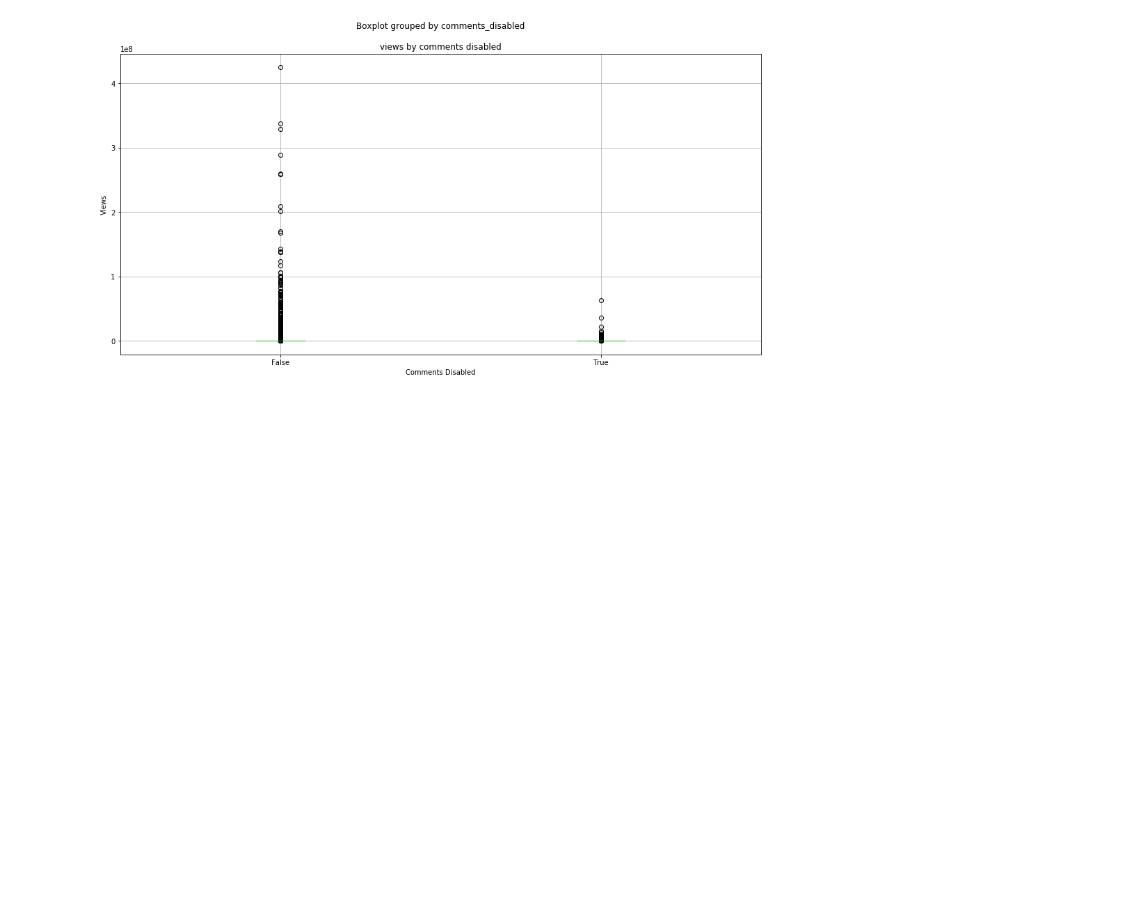
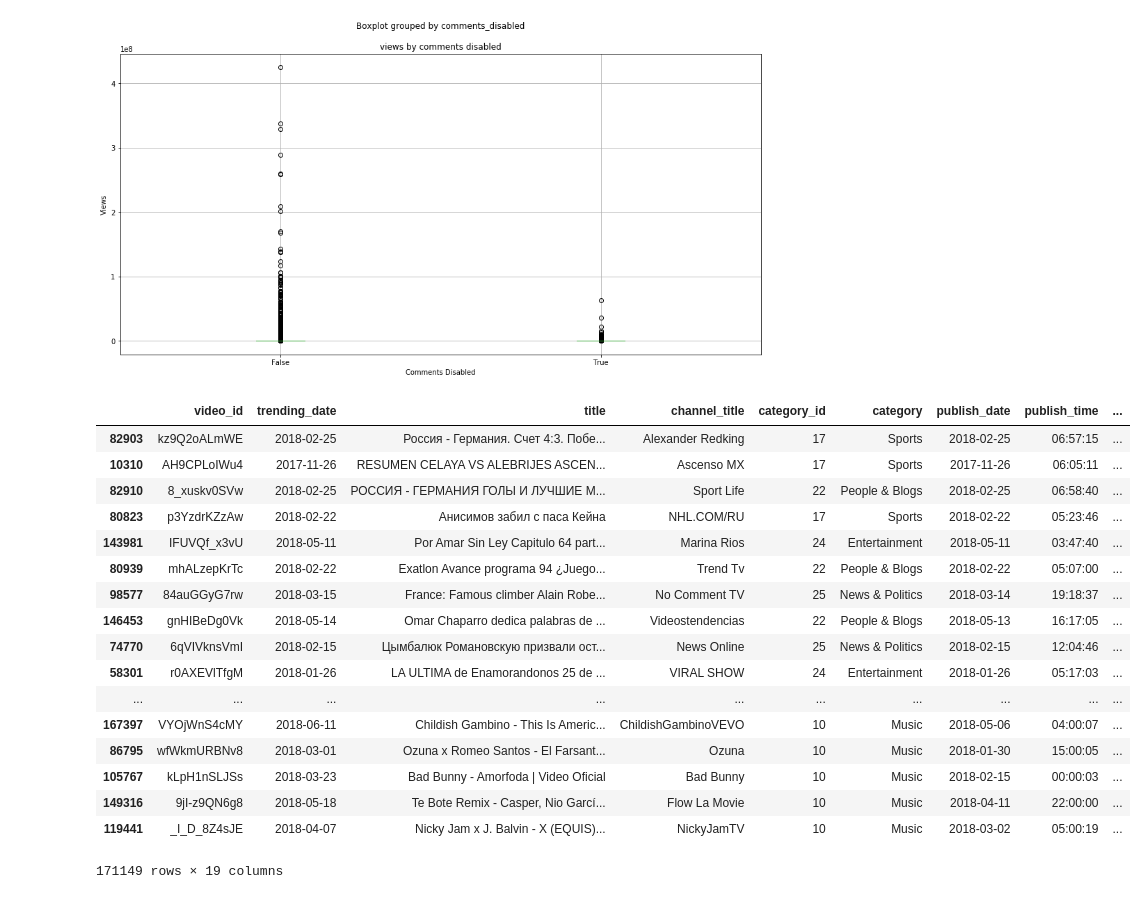
Before and after one commit to VadimAcosta/youtube, a Jupyter notebook: youtube.ipynb, the cells around one changed output. Cells and saved outputs as stored; diff of their text form; code cells hidden in the pictures; blank space fills up the shorter version.

```diff
--- a/youtube.ipynb
+++ b/youtube.ipynb
@@ -165,3 +165,24 @@ ax.set_ylabel('Views')
 # %% [output]
 Text(0, 0.5, 'Views')
 [figure]
+# %%
+df.sort_values('views')
+# %% [output]
+|  | video_id | trending_date | title | channel_title | category_id | category | publish_date | publish_time | ... |
+| 82903 | kz9Q2oALmWE | 2018-02-25 | Россия - Германия. Счет 4:3. Побе... | Alexander Redking | 17 | Sports | 2018-02-25 | 06:57:15 | ... |
+| 10310 | AH9CPLoIWu4 | 2017-11-26 | RESUMEN CELAYA VS ALEBRIJES ASCEN... | Ascenso MX | 17 | Sports | 2017-11-26 | 06:05:11 | ... |
+| 82910 | 8_xuskv0SVw | 2018-02-25 | РОССИЯ - ГЕРМАНИЯ ГОЛЫ И ЛУЧШИЕ М... | Sport Life | 22 | People & Blogs | 2018-02-25 | 06:58:40 | ... |
+| 80823 | p3YzdrKZzAw | 2018-02-22 | Анисимов забил с паса Кейна | NHL.COM/RU | 17 | Sports | 2018-02-22 | 05:23:46 | ... |
+| 143981 | IFUVQf_x3vU | 2018-05-11 | Por Amar Sin Ley Capitulo 64 part... | Marina Rios | 24 | Entertainment | 2018-05-11 | 03:47:40 | ... |
+| 80939 | mhALzepKrTc | 2018-02-22 | Exatlon Avance programa 94 ¿Juego... | Trend Tv | 22 | People & Blogs | 2018-02-22 | 05:07:00 | ... |
+| 98577 | 84auGGyG7rw | 2018-03-15 | France: Famous climber Alain Robe... | No Comment TV | 25 | News & Politics | 2018-03-14 | 19:18:37 | ... |
+| 146453 | gnHIBeDg0Vk | 2018-05-14 | Omar Chaparro dedica palabras de ... | Videostendencias | 22 | People & Blogs | 2018-05-13 | 16:17:05 | ... |
+| 74770 | 6qVIVknsVmI | 2018-02-15 | Цымбалюк Романовскую призвали ост... | News Online | 25 | News & Politics | 2018-02-15 | 12:04:46 | ... |
+| 58301 | r0AXEVlTfgM | 2018-01-26 | LA ULTIMA de Enamorandonos 25 de ... | VIRAL SHOW | 24 | Entertainment | 2018-01-26 | 05:17:03 | ... |
+| ... | ... | ... | ... | ... | ... | ... | ... | ... | ... |
+| 167397 | VYOjWnS4cMY | 2018-06-11 | Childish Gambino - This Is Americ... | ChildishGambinoVEVO | 10 | Music | 2018-05-06 | 04:00:07 | ... |
+| 86795 | wfWkmURBNv8 | 2018-03-01 | Ozuna x Romeo Santos - El Farsant... | Ozuna | 10 | Music | 2018-01-30 | 15:00:05 | ... |
+| 105767 | kLpH1nSLJSs | 2018-03-23 | Bad Bunny - Amorfoda | Video Oficial | Bad Bunny | 10 | Music | 2018-02-15 | 00:00:03 | ... |
+| 149316 | 9jI-z9QN6g8 | 2018-05-18 | Te Bote Remix - Casper, Nio Garcí... | Flow La Movie | 10 | Music | 2018-04-11 | 22:00:00 | ... |
+| 119441 | _I_D_8Z4sJE | 2018-04-07 | Nicky Jam x J. Balvin - X (EQUIS)... | NickyJamTV | 10 | Music | 2018-03-02 | 05:00:19 | ... |
+171149 rows × 19 columns
```
Also changed, not shown: parts of 5 cells of this notebook.
